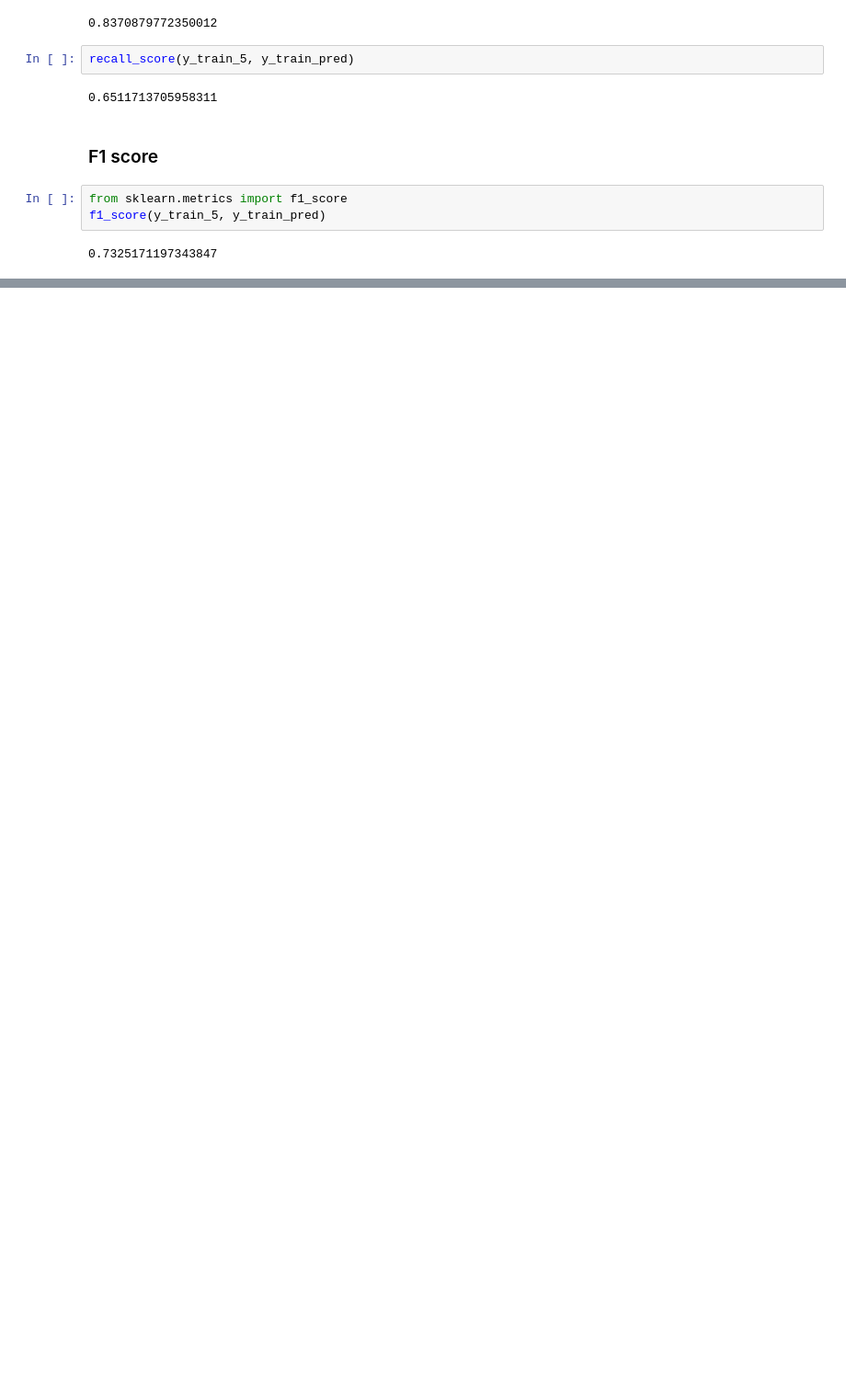
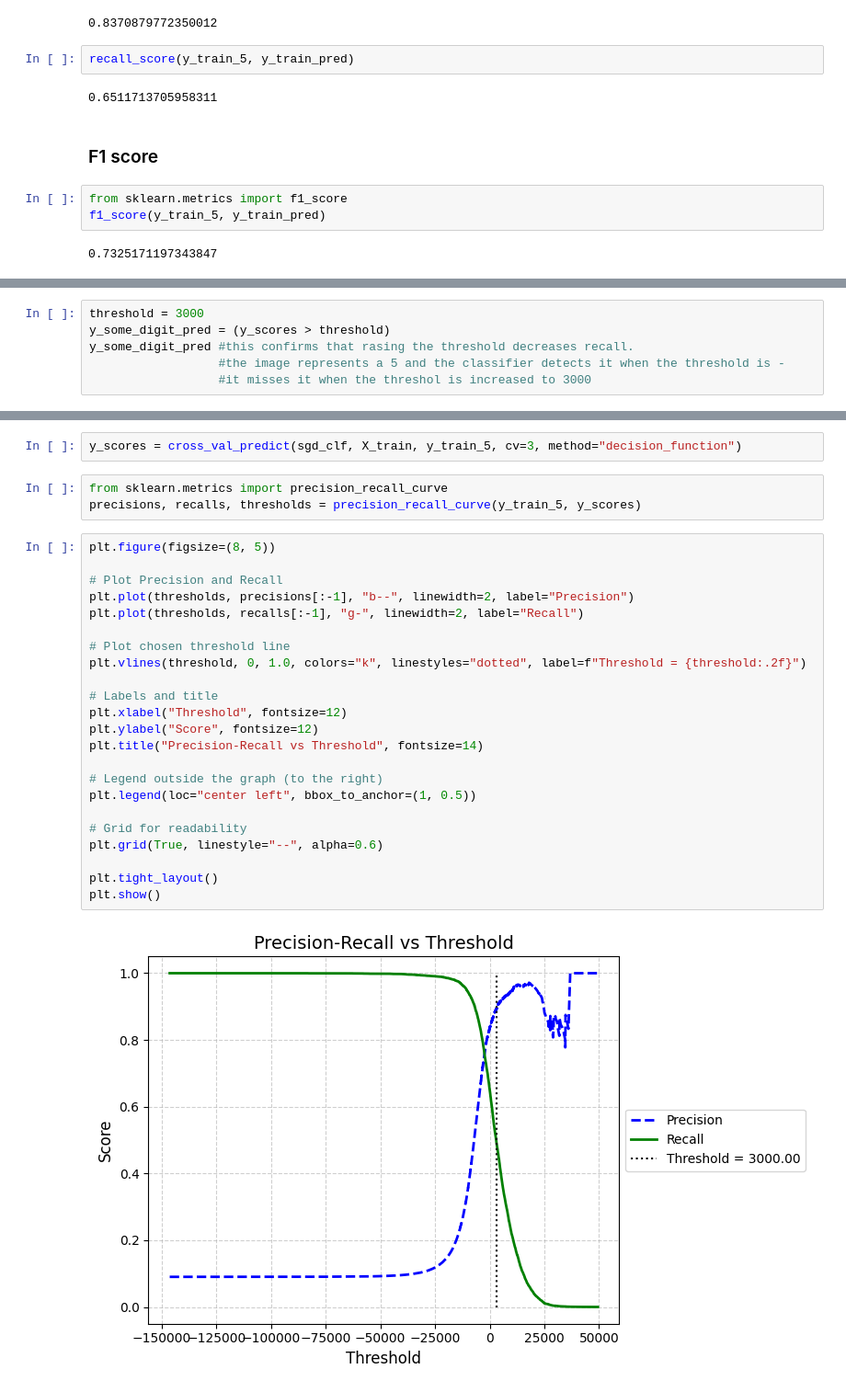
Before and after one commit to Alhamza-Mohamed/Hands-on-machine-learning-course, a Jupyter notebook: chapter 3/chapter 3-2 MNIST.ipynb, the cells around one changed output, grey strips where cells are left out. Shown at 92% size. Cells and saved outputs as stored; diff of their text form; blank space fills up the shorter version.

```diff
--- a/chapter 3/chapter 3-2 MNIST.ipynb
+++ b/chapter 3/chapter 3-2 MNIST.ipynb
@@ -154,0 +170,6 @@ f1_score(y_train_5, y_train_pred)
+# %%
+threshold = 3000
+y_some_digit_pred = (y_scores > threshold)
+y_some_digit_pred #this confirms that rasing the threshold decreases recall.
+                  #the image represents a 5 and the classifier detects it when the threshold is -
+                  #it misses it when the threshol is increased to 3000
@@ -154,0 +180,30 @@ f1_score(y_train_5, y_train_pred)
+# %%
+y_scores = cross_val_predict(sgd_clf, X_train, y_train_5, cv=3, method="decision_function")
+# %%
+from sklearn.metrics import precision_recall_curve
+precisions, recalls, thresholds = precision_recall_curve(y_train_5, y_scores)
+# %%
+plt.figure(figsize=(8, 5))
+
+# Plot Precision and Recall
+plt.plot(thresholds, precisions[:-1], "b--", linewidth=2, label="Precision")
+plt.plot(thresholds, recalls[:-1], "g-", linewidth=2, label="Recall")
+
+# Plot chosen threshold line
+plt.vlines(threshold, 0, 1.0, colors="k", linestyles="dotted", label=f"Threshold = {threshold:.2f}")
+
+# Labels and title
+plt.xlabel("Threshold", fontsize=12)
+plt.ylabel("Score", fontsize=12)
+plt.title("Precision-Recall vs Threshold", fontsize=14)
+
+# Legend outside the graph (to the right)
+plt.legend(loc="center left", bbox_to_anchor=(1, 0.5))
+
+# Grid for readability
+plt.grid(True, linestyle="--", alpha=0.6)
+
+plt.tight_layout()
+plt.show()
+# %% [output]
+[figure, added]
```
Also changed, not shown: parts of 71 cells of this notebook.
